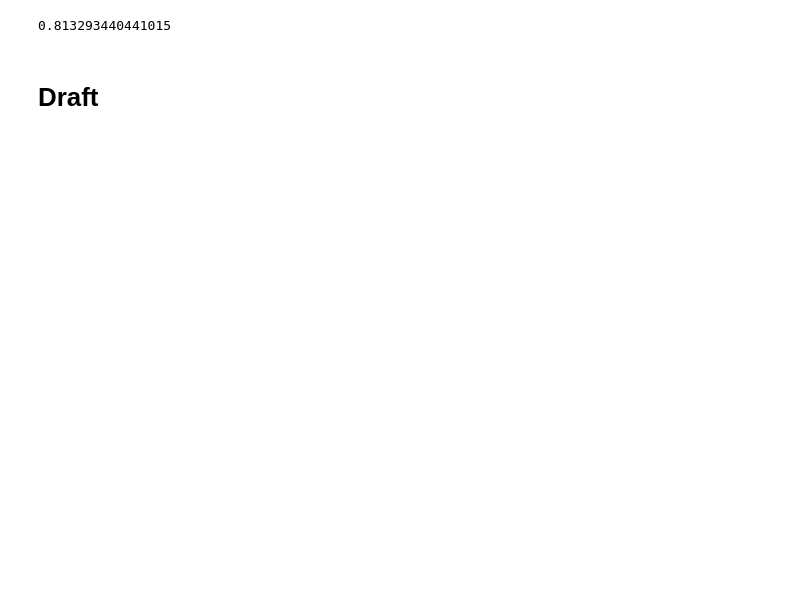
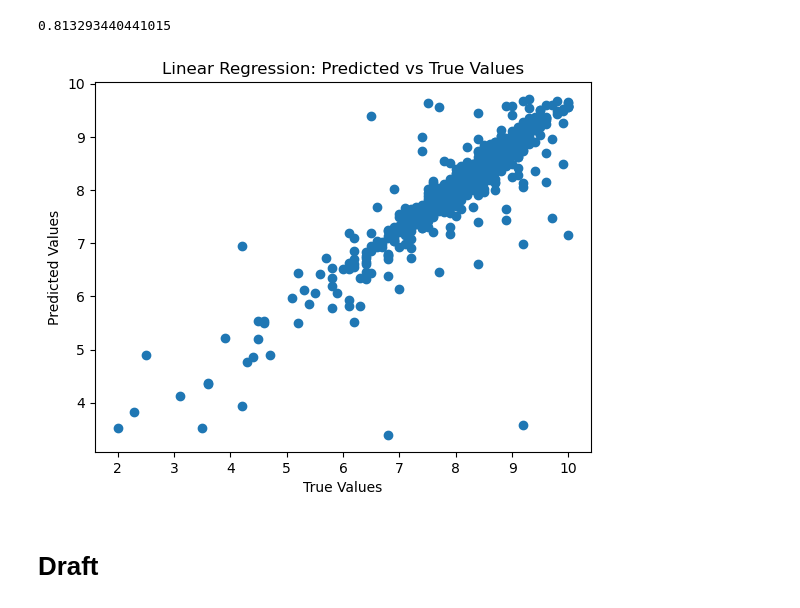
Before and after one commit to ShayShuve123/Data_Science_Agoda, a Jupyter notebook: Machine learning.ipynb, the cells around one changed output. Cells and saved outputs as stored; diff of their text form; code cells hidden in the pictures; blank space fills up the shorter version.

```diff
--- a/Machine learning.ipynb
+++ b/Machine learning.ipynb
@@ -149,6 +145,15 @@ y_pred = model.predict(X_test_scaled)
 r2_score(y_test, y_pred)
 # %% [output]
 0.813293440441015
+# %%
+# Scatter plot of predicted vs true values
+plt.scatter(y_test, y_pred)
+plt.xlabel("True Values")
+plt.ylabel("Predicted Values")
+plt.title("Linear Regression: Predicted vs True Values")
+plt.show()
+# %% [output]
+[figure, added]
 # %% [markdown]
 # Draft
 # %%
```
Also changed, not shown: parts of 12 cells of this notebook.
